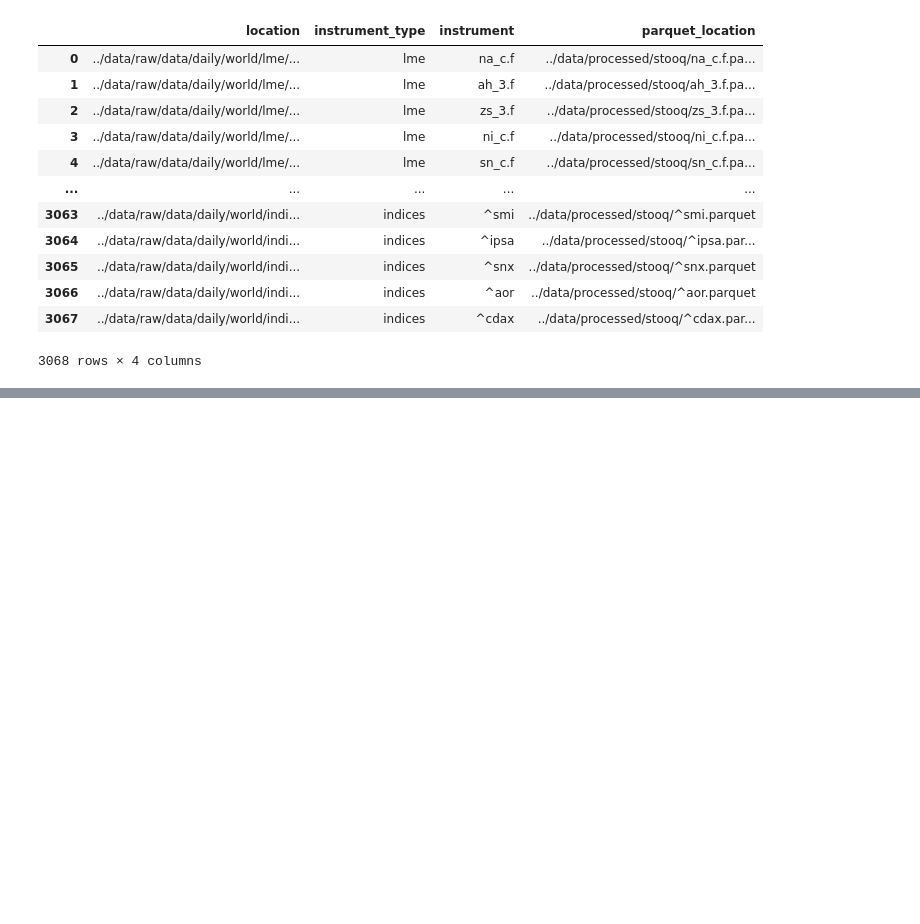
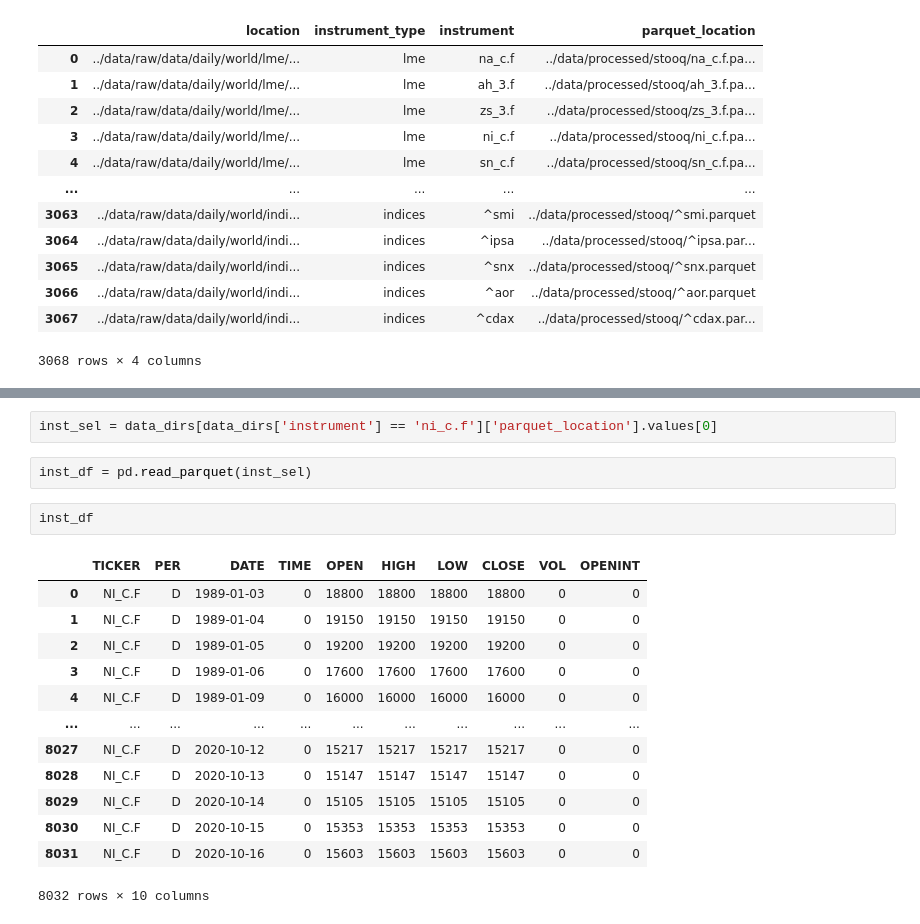
Before and after one commit to gr3ybr0w/newsfeed, a Jupyter notebook: notebooks/Untitled.ipynb, the cells around one changed output, grey strips where cells are left out. Saved outputs shown, nothing was run; the diff lists cells and outputs as text; blank space fills up the shorter version.

```diff
--- a/notebooks/Untitled.ipynb
+++ b/notebooks/Untitled.ipynb
@@ -48 +43,21 @@ df
+# %%
+inst_sel = data_dirs[data_dirs['instrument'] == 'ni_c.f']['parquet_location'].values[0]
+# %%
+inst_df = pd.read_parquet(inst_sel)
+# %%
+inst_df
+# %% [output]
+|  | TICKER | PER | DATE | TIME | OPEN | HIGH | LOW | CLOSE | VOL | OPENINT |
+| 0 | NI_C.F | D | 1989-01-03 | 0 | 18800 | 18800 | 18800 | 18800 | 0 | 0 |
+| 1 | NI_C.F | D | 1989-01-04 | 0 | 19150 | 19150 | 19150 | 19150 | 0 | 0 |
+| 2 | NI_C.F | D | 1989-01-05 | 0 | 19200 | 19200 | 19200 | 19200 | 0 | 0 |
+| 3 | NI_C.F | D | 1989-01-06 | 0 | 17600 | 17600 | 17600 | 17600 | 0 | 0 |
+| 4 | NI_C.F | D | 1989-01-09 | 0 | 16000 | 16000 | 16000 | 16000 | 0 | 0 |
+| ... | ... | ... | ... | ... | ... | ... | ... | ... | ... | ... |
+| 8027 | NI_C.F | D | 2020-10-12 | 0 | 15217 | 15217 | 15217 | 15217 | 0 | 0 |
+| 8028 | NI_C.F | D | 2020-10-13 | 0 | 15147 | 15147 | 15147 | 15147 | 0 | 0 |
+| 8029 | NI_C.F | D | 2020-10-14 | 0 | 15105 | 15105 | 15105 | 15105 | 0 | 0 |
+| 8030 | NI_C.F | D | 2020-10-15 | 0 | 15353 | 15353 | 15353 | 15353 | 0 | 0 |
+| 8031 | NI_C.F | D | 2020-10-16 | 0 | 15603 | 15603 | 15603 | 15603 | 0 | 0 |
+8032 rows × 10 columns
 # %%
```
Also changed, not shown: parts of 5 cells of this notebook, 2 other files.
